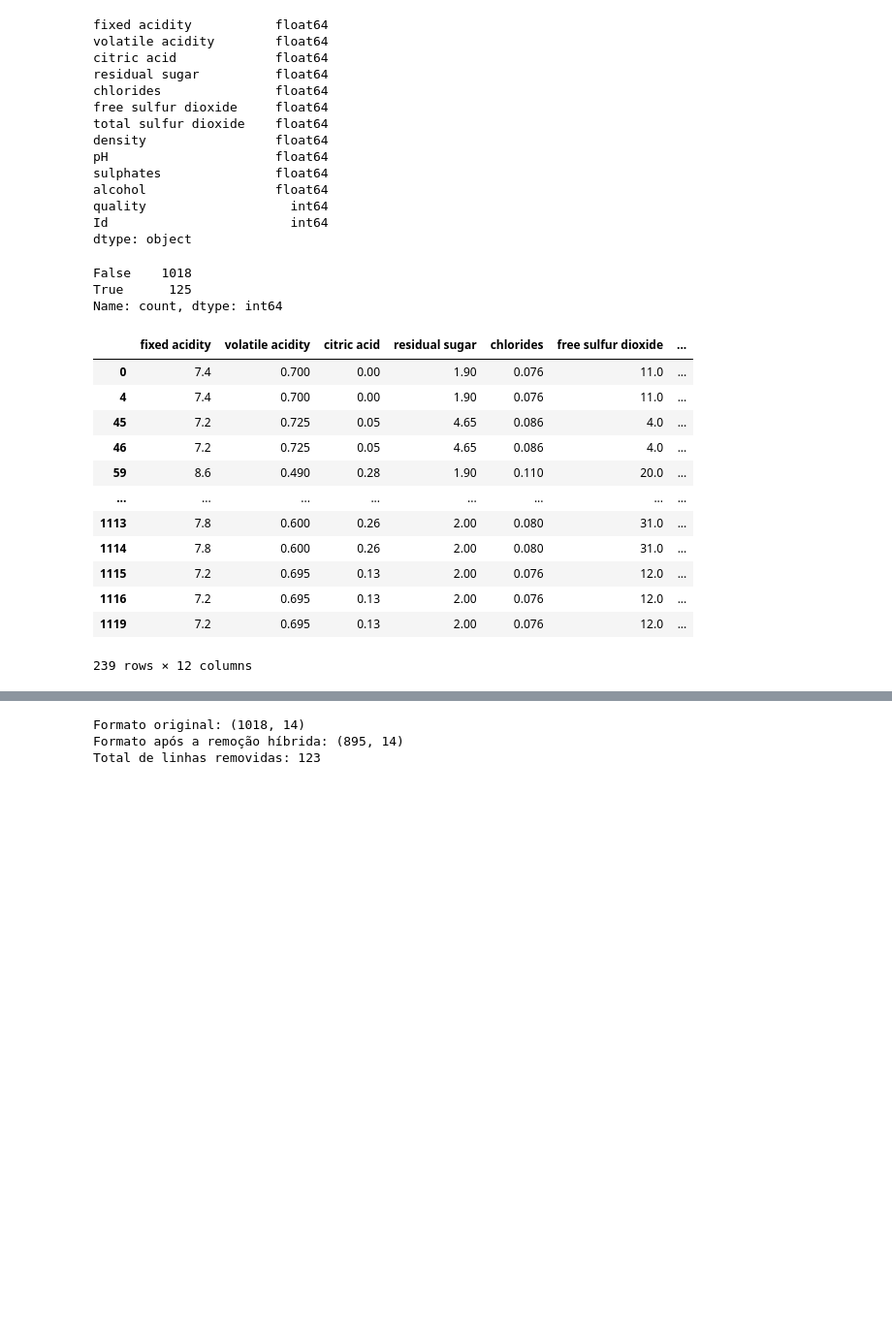
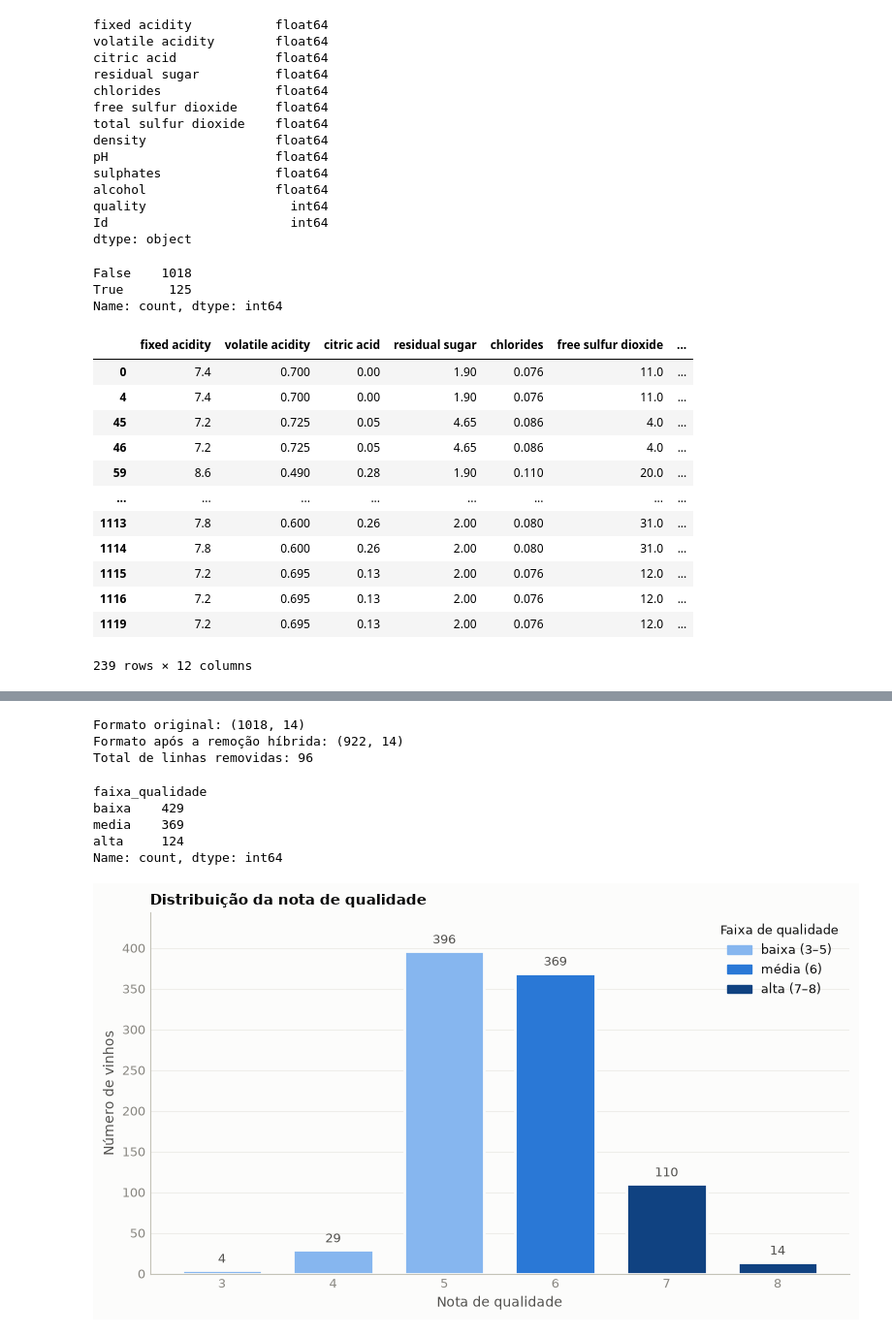
Before and after one commit to Oracimene/Projeto-Modelagem-Est-stistica, a Jupyter notebook: main.ipynb, the cells around one changed output, grey strips where cells are left out. Shown at 97% size. Drawn from its saved outputs; the diff is of its cells as text; code cells hidden in the pictures; blank space fills up the shorter version.

```diff
--- a/main.ipynb
+++ b/main.ipynb
@@ -179,8 +179,8 @@ import numpy as np
 
 # 1. CRIANDO AS COLUNAS TRANSFORMADAS EM LOG
 # Mantemos as originais salvas e criamos novas para aplicar o IQR
-df['chlorides_log'] = np.log1p(df['chlorides'])
-df['residual_sugar_log'] = np.log1p(df['residual sugar'])
+df['chlorides_log'] = np.log(df['chlorides'])
+df['residual_sugar_log'] = np.log(df['residual sugar'])
 
 # 2. DEFININDO OS GRUPOS DE COLUNAS E SEUS RESPECTIVOS MULTIPLICADORES
 # Ajuste os nomes das colunas de acordo com o seu dataset real
@@ -189,7 +189,7 @@ colunas_intermediarias = ['free sulfur dioxide', 'total sulfur dioxide', 'pH', '
 colunas_assimetricas_log = ['chlorides_log', 'residual_sugar_log']  # Log + IQR de sua escolha (ex: 1.5x)
 
 # Criamos uma cópia para filtrar as linhas sem perder o DataFrame original
-df_filtrado = df.copy()
+
 
 
 # 3. FUNÇÃO PARA RETORNAR MÁSCARA BOOLEANA DOS OUTLIERS
@@ -228,5 +228,17 @@ print(f"Formato após a remoção híbrida: {df_final.shape}")
 print(f"Total de linhas removidas: {df.shape[0] - df_final.shape[0]}")
 # %% [output]
 Formato original: (1018, 14)
-Formato após a remoção híbrida: (895, 14)
-Total de linhas removidas: 123
+Formato após a remoção híbrida: (922, 14)
+Total de linhas removidas: 96
+# %%
+df_final = df_final.copy()
+df_final['faixa_qualidade'] = pd.cut(df_final['quality'], bins=[2, 5, 6, 8], labels=['baixa', 'media', 'alta'], ordered=True)
+df_final['razao_so2_livre'] = df_final['free sulfur dioxide'] / df_final['total sulfur dioxide']
+# %%
+df_final['faixa_qualidade'].value_counts()
+# %% [output]
+faixa_qualidade
+baixa    429
+media    369
+alta     124
+Name: count, dtype: int64
@@ -232,0 +290,23 @@ Total de linhas removidas: 123
+# %%
+fig, ax = plt.subplots(figsize=(8, 4.6))
+contagem = df_final["quality"].value_counts().sort_index()
+cores = [RAMP["baixa"] if q <= 5 else RAMP["media"] if q == 6 else RAMP["alta"] for q in contagem.index]
+ax.bar(contagem.index, contagem.values, width=0.72, color=cores, edgecolor=SURFACE, linewidth=2)
+for x, y in zip(contagem.index, contagem.values):
+    ax.text(x, y + 6, str(y), ha="center", va="bottom", fontsize=9, color=INK2)
+ax.set_xlabel("Nota de qualidade")
+ax.set_ylabel("Número de vinhos")
+ax.set_title("Distribuição da nota de qualidade", loc="left")
+ax.set_xticks(contagem.index)
+ax.set_ylim(0, contagem.max() * 1.12)
+estilo(ax)
+ax.legend(
+    handles=[Patch(color=RAMP[k], label=ROTULO_FAIXA[k]) for k in ("baixa", "media", "alta")],
+    title="Faixa de qualidade",
+    title_fontsize=9,
+    loc="upper right",
+)
+fig.tight_layout()
+plt.show()
+# %% [output]
+[figure, added]
```
Also changed, not shown: parts of 11 cells of this notebook.
